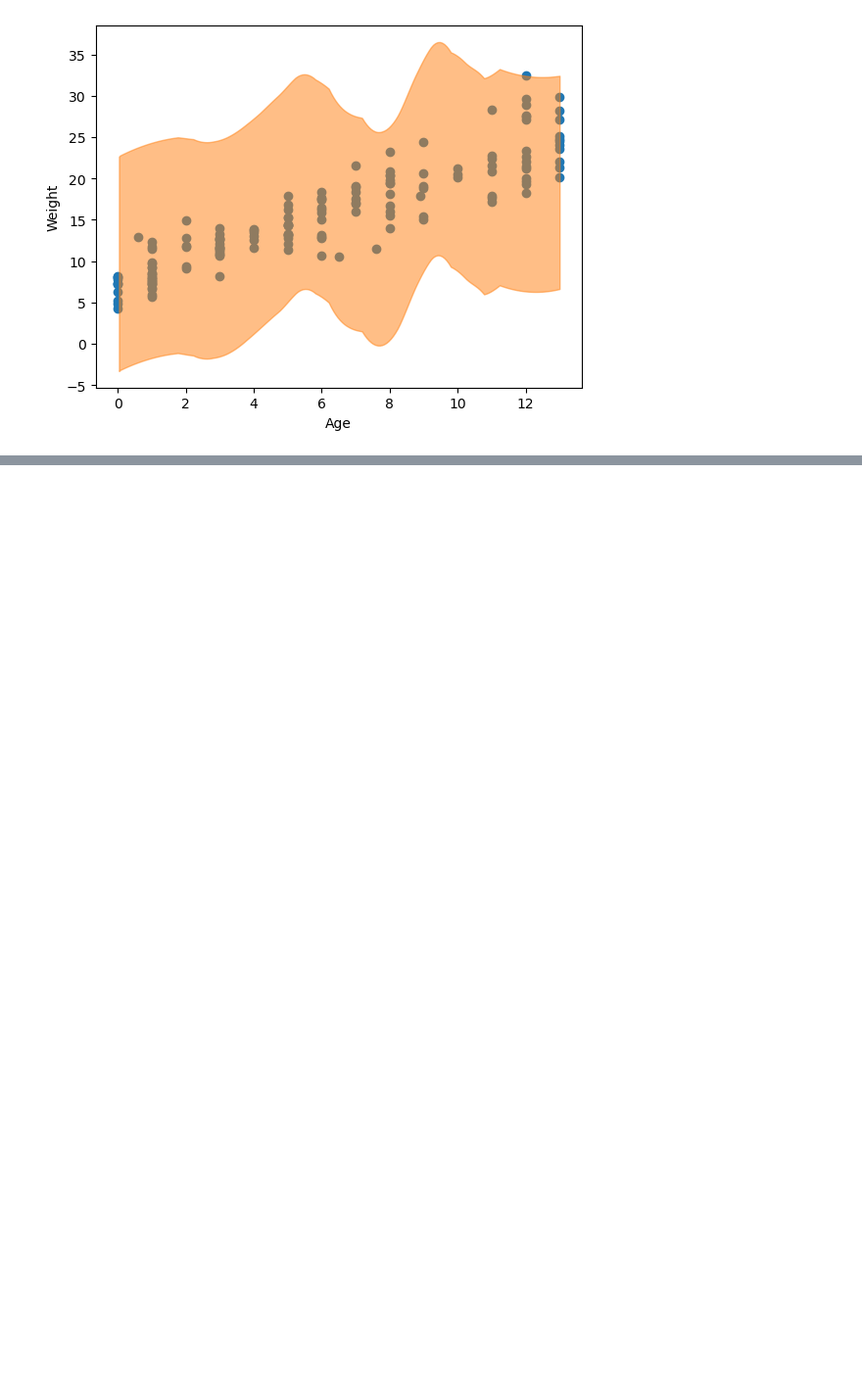
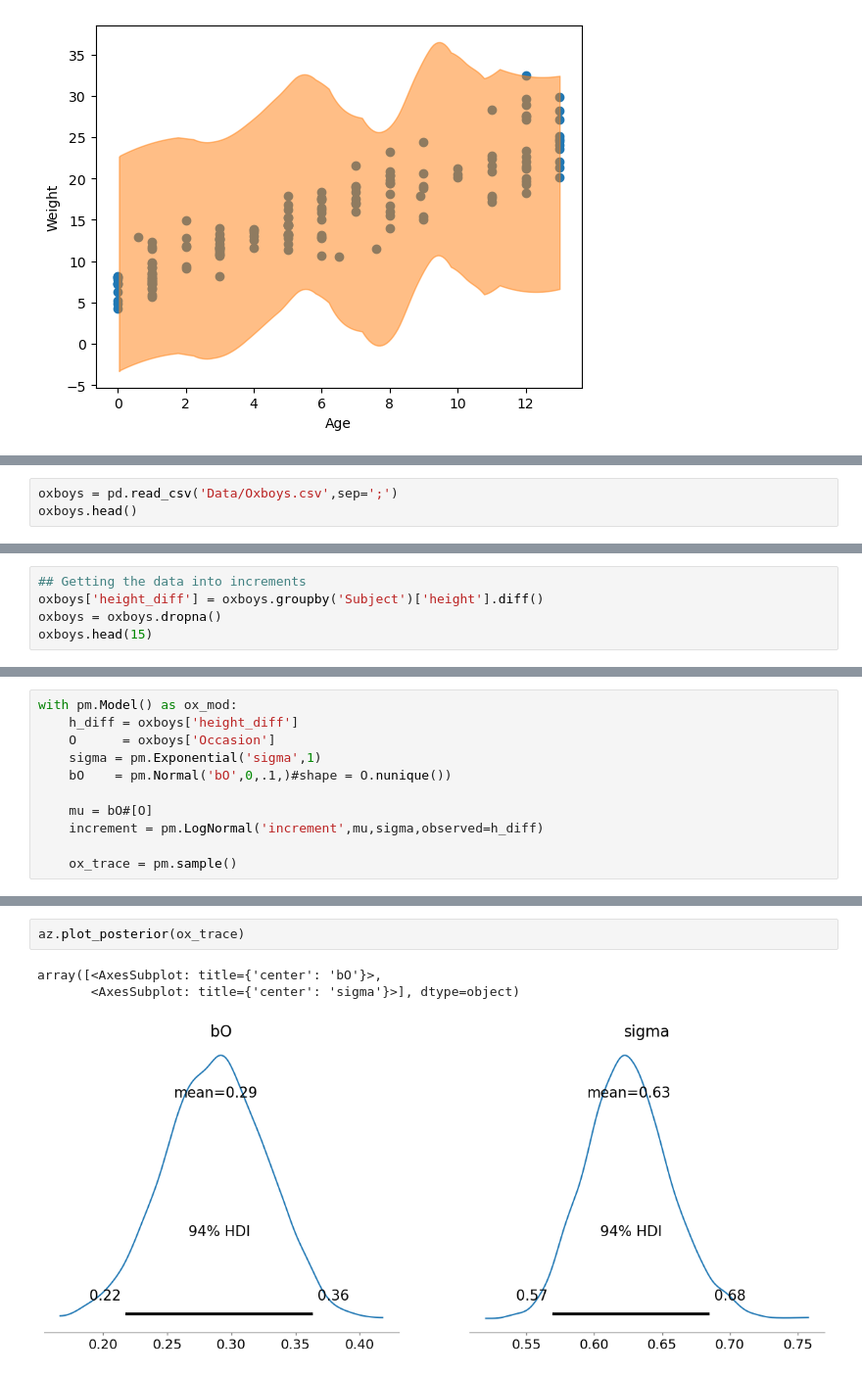
Before and after one commit to kpjmcg/Statistical-Rethinking-2023-Python-Notes, a Jupyter notebook: homework_week_2.ipynb, the cells around one changed output, grey strips where cells are left out. Shown at 98% size. Cells and saved outputs as stored; diff of their text form; blank space fills up the shorter version.

```diff
--- a/homework_week_2.ipynb
+++ b/homework_week_2.ipynb
@@ -176,0 +179,3 @@ ax.set_ylabel("Weight");
+# %%
+oxboys = pd.read_csv('Data/Oxboys.csv',sep=';')
+oxboys.head()
@@ -176,0 +189,5 @@ ax.set_ylabel("Weight");
+# %%
+## Getting the data into increments
+oxboys['height_diff'] = oxboys.groupby('Subject')['height'].diff()
+oxboys = oxboys.dropna()
+oxboys.head(15)
@@ -176,0 +215,11 @@ ax.set_ylabel("Weight");
+# %%
+with pm.Model() as ox_mod:
+    h_diff = oxboys['height_diff']
+    O      = oxboys['Occasion']
+    sigma = pm.Exponential('sigma',1)
+    bO    = pm.Normal('bO',0,.1,)#shape = O.nunique())
+
+    mu = bO#[O]
+    increment = pm.LogNormal('increment',mu,sigma,observed=h_diff)
+
+    ox_trace = pm.sample()
@@ -176,0 +239,6 @@ ax.set_ylabel("Weight");
+# %%
+az.plot_posterior(ox_trace)
+# %% [output]
+array([<AxesSubplot: title={'center': 'bO'}>,
+       <AxesSubplot: title={'center': 'sigma'}>], dtype=object)
+[figure, added]
```
Also changed, not shown: parts of 6 cells of this notebook.
